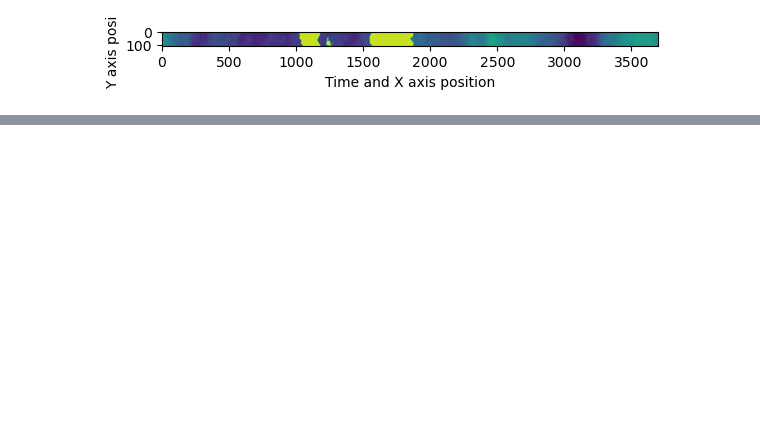
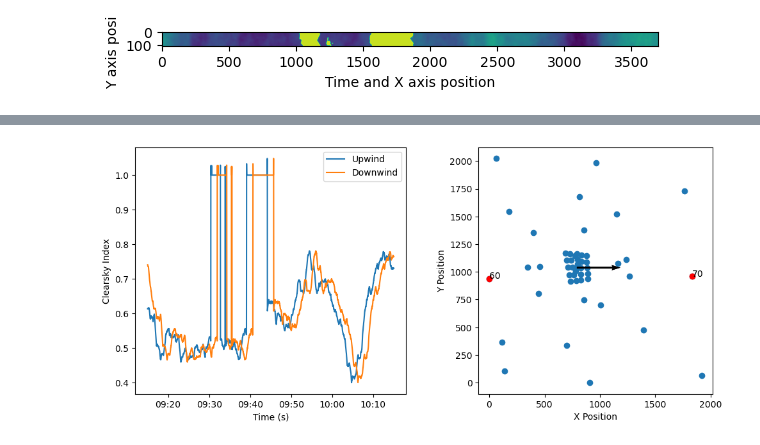
Before and after one commit to jranalli/solarspatialtools, a Jupyter notebook: demos/synthetic_clouds_demo.ipynb, the cells around one changed output, grey strips where cells are left out. Saved outputs shown, nothing was run; the diff lists cells and outputs as text; code cells hidden in the pictures; blank space fills up the shorter version.

```diff
--- a/demos/synthetic_clouds_demo.ipynb
+++ b/demos/synthetic_clouds_demo.ipynb
@@ -136 +145,38 @@ plt.show()
+# %%
+# Convert space to time to extract time series
+xpos = pos_utm_rot['X'] - np.min(pos_utm_rot['X'])
+ypos = pos_utm_rot['Y'] - np.min(pos_utm_rot['Y'])
+xpos_temporal = xpos / cld_spd
+ypos_temporal = ypos / cld_spd
+
+sim_kt = pd.DataFrame(index=twin, columns=pos_utm_rot.index)
+for sensor in pos_utm_rot.index:
+    # Negate X positions for upwind/downwind positions, so that downwind shows later
+    x = int(max(xpos_temporal) - xpos_temporal[sensor])
+    y = int(ypos_temporal[sensor])
+
+    # Select a time series of length t_extent starting at the x,y position
+    sim_kt[sensor] = field_final[x:x+int(t_extent)+1, y]
+
+# Create two side by side figures
+fig, axs = plt.subplots(1, 2, figsize=(12, 5))
+axs[0].plot(sim_kt[[60, 70]])
+axs[0].set_xlabel('Time (s)')
+axs[0].set_ylabel('Clearsky Index')
+axs[0].legend(['Upwind', 'Downwind'])
+import matplotlib.dates as mdates
+myFmt = mdates.DateFormatter('%H:%M')
+axs[0].xaxis.set_major_formatter(myFmt)
+
+axs[1].scatter(pos_utm_rot['X'], pos_utm_rot['Y'])
+axs[1].scatter(pos_utm_rot['X'][[60,70]], pos_utm_rot['Y'][[60,70]], color='r')
+for i, txt in enumerate([60, 70]):
+    axs[1].annotate(txt, (pos_utm_rot['X'][txt], pos_utm_rot['Y'][txt]))
+    axs[1].quiver(pos_utm_rot['X'][40], pos_utm_rot['Y'][40], 200*cld_spd, 0, scale=10, scale_units='xy')
+axs[1].set_aspect('equal')
+axs[1].set_xlabel('X Position')
+axs[1].set_ylabel('Y Position')
+plt.show()
+# %% [output]
+[figure, added]
 # %% [markdown]
```
Also changed, not shown: parts of 13 cells of this notebook.
